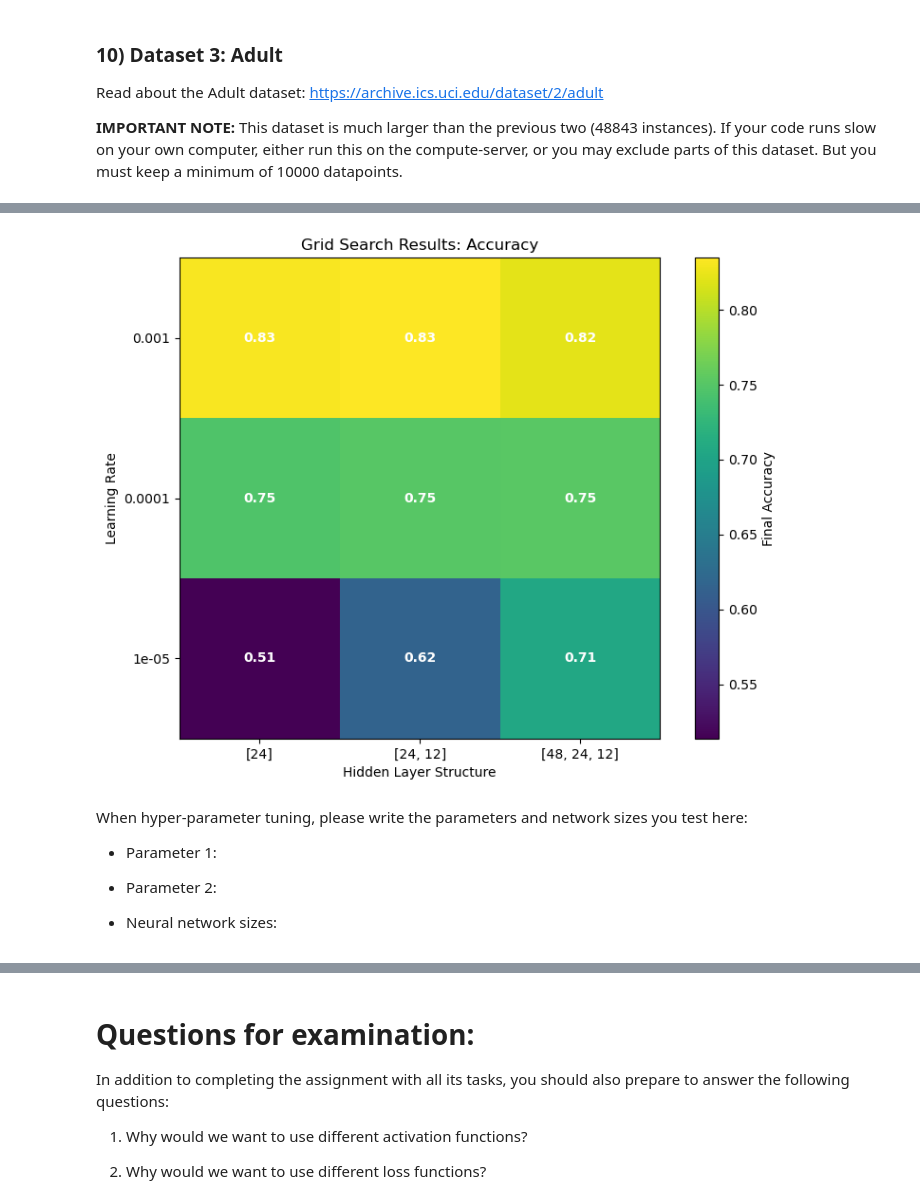
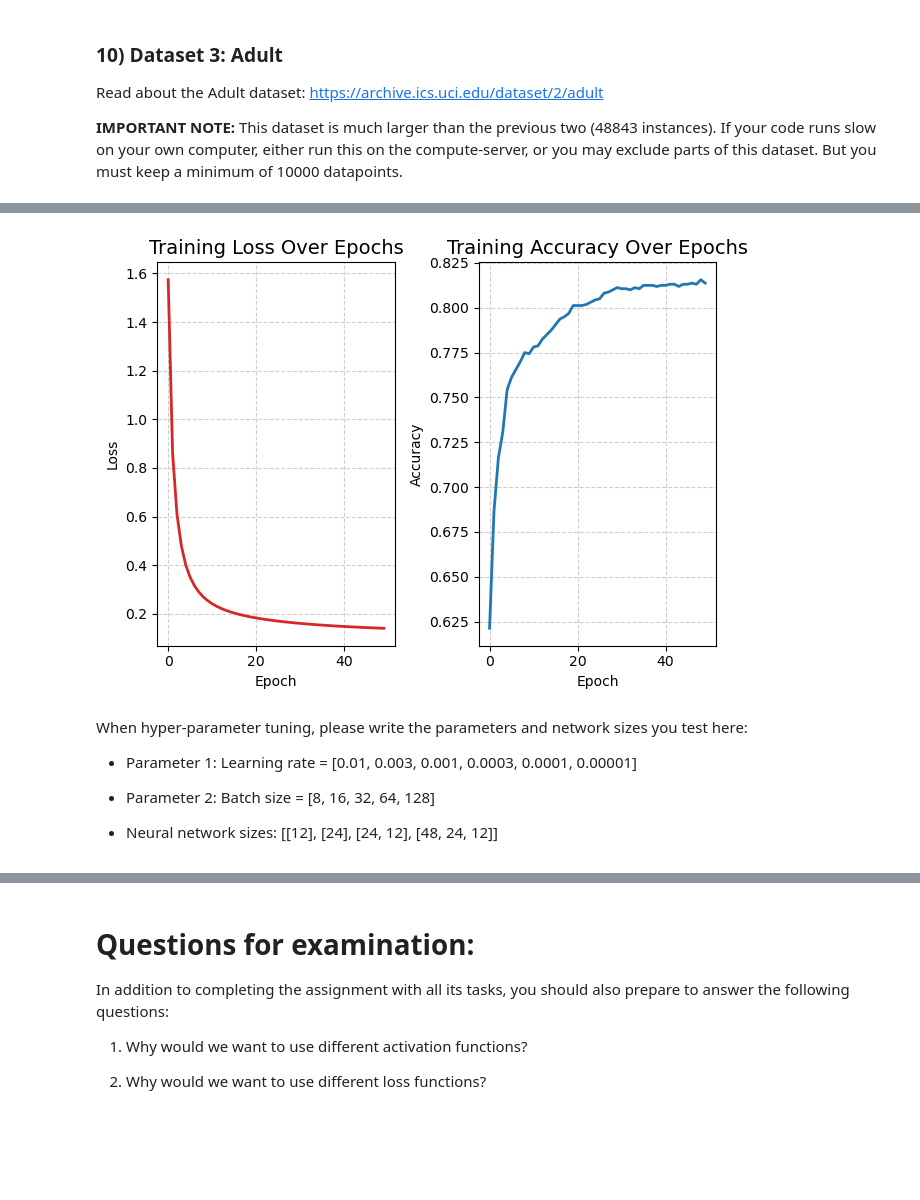
Before and after one commit to iM0ritz/MachineLearning, a Jupyter notebook: Assignment3/ML-Assignment 3-Moritz_Schlitter-Ben_Ertugrul.ipynb, the cells around one changed output, grey strips where cells are left out. Cells and saved outputs as stored; diff of their text form; code cells hidden in the pictures; blank space fills up the shorter version.

```diff
--- a/Assignment3/ML-Assignment 3-Moritz_Schlitter-Ben_Ertugrul.ipynb
+++ b/Assignment3/ML-Assignment 3-Moritz_Schlitter-Ben_Ertugrul.ipynb
@@ -250,6 +250,7 @@ class NeuralNet(object):
     def train_net(self, x, y, batch_size=32, epochs=100, learning_rate=1e-4, use_validation_data=False):
         loss_history = []
         accuracy_history = []
+        val_acc_history = []
 
         num_samples = x.shape[0]
 
@@ -313,6 +314,12 @@ class NeuralNet(object):
                 val_output = self.forward(x_val)
                 val_loss = MSE_loss(val_output, y_val) # Assuming you have MSE_loss available
 
+                # Calculate Val Accuracy
+                val_preds = np.argmax(val_output, axis=1)
+                val_true = np.argmax(y_val, axis=1)
+                current_val_acc = np.mean(val_preds == val_true)
+                val_acc_history.append(current_val_acc)
+
                 # Check for improvement
                 if val_loss < best_val_loss:
                     best_val_loss = val_loss
@@ -324,7 +331,7 @@ class NeuralNet(object):
                     print(f"Early stopping at epoch {epoch+1} due to no improvement in validation loss.")
                     break
 
-        return loss_history, accuracy_history
+        return loss_history, accuracy_history, val_acc_history
 # %% [markdown]
 ## Train Neural Networks
 # %% [markdown]
@@ -760,60 +767,29 @@ scaler = preprocessing.StandardScaler()
 x_train_scaled = scaler.fit_transform(x_train)
 x_test_scaled = scaler.transform(x_test)
 
-# Neural Network setup
-input_dim = x_train.shape[1]
-
-nn = NeuralNet(input_dim, num_classes, [24])
-
-_, acc_history = nn.train_net(
+nn = NeuralNet(x_train.shape[1], num_classes, [24])
+loss_history, _, acc_history = nn.train_net(
     x_train_scaled,
     y_train,
     batch_size=32,
     epochs=50,
     learning_rate=0.001,
-    use_validation_data=False
+    use_validation_data=True
 )
 
-# Store the FINAL accuracy achieved in the matrix
-# (You could also use max(acc_history) if you prefer peak performance)
-final_accuracy = acc_history[-1]
-results_matrix[i, j] = final_accuracy
+fig, (ax1, ax2) = plt.subplots(1, 2)
 
-print(f" Done! Accuracy: {final_accuracy:.4f}")
+ax1.plot(loss_history, color='tab:red', linewidth=2)
+ax1.set_title('Training Loss Over Epochs', fontsize=14)
+ax1.set_xlabel('Epoch')
+ax1.set_ylabel('Loss')
+ax1.grid(True, linestyle='--', alpha=0.6)
 
-print("-" * 30)
-print("Grid Search Complete.")
-
-# Plot
-fig, ax = plt.subplots(figsize=(8, 6))
-
-# Create the heatmap
-cax = ax.imshow(results_matrix, cmap='viridis', interpolation='nearest')
-
-# Add a colorbar to show the scale
-cbar = fig.colorbar(cax)
-cbar.set_label('Final Accuracy')
-
-# Set ticks and labels
-ax.set_xticks(np.arange(len(hidden_structures)))
-ax.set_yticks(np.arange(len(learning_rates)))
-
-# Label the ticks with the actual parameter values
-# Convert list representations to strings for the labels
-structure_labels = [str(s) for s in hidden_structures]
-ax.set_xticklabels(structure_labels)
-ax.set_yticklabels(learning_rates)
-
-# Axis Titles
-ax.set_xlabel("Hidden Layer Structure")
-ax.set_ylabel("Learning Rate")
-ax.set_title("Grid Search Results: Accuracy")
-
-# Add text annotations inside each square
-for i in range(len(learning_rates)):
-    for j in range(len(hidden_structures)):
-        text = ax.text(j, i, f"{results_matrix[i, j]:.2f}",
-                       ha="center", va="center", color="w", fontweight="bold")
+ax2.plot(acc_history, color='tab:blue', linewidth=2)
+ax2.set_title('Training Accuracy Over Epochs', fontsize=14)
+ax2.set_xlabel('Epoch')
+ax2.set_ylabel('Accuracy')
+ax2.grid(True, linestyle='--', alpha=0.6)
 
 plt.tight_layout()
 plt.show()
@@ -843,10 +808,10 @@ Grid Search Complete.
-[figure, old version]
+[figure, new version]
 # %% [markdown]
 When hyper-parameter tuning, please write the parameters and network sizes you test here:
 
-* Parameter 1:
-* Parameter 2:
+* Parameter 1: Learning rate = [0.01, 0.003, 0.001, 0.0003, 0.0001, 0.00001]
+* Parameter 2: Batch size = [8, 16, 32, 64, 128]
 
-* Neural network sizes:
+* Neural network sizes: [[12], [24], [24, 12], [48, 24, 12]]
 # %%
 # TODO: Hyper-parameter tuning
```
Also changed, not shown: parts of 7 cells of this notebook.
